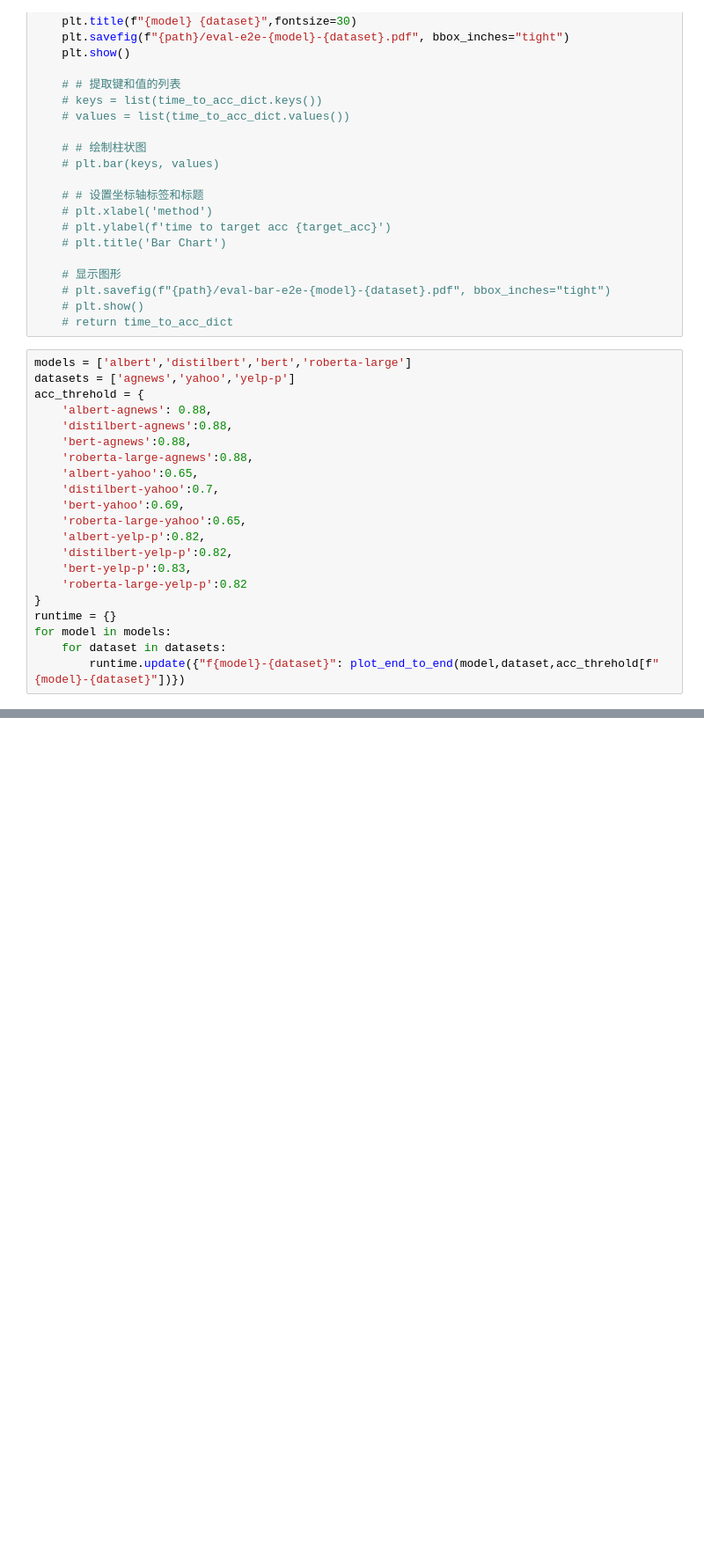
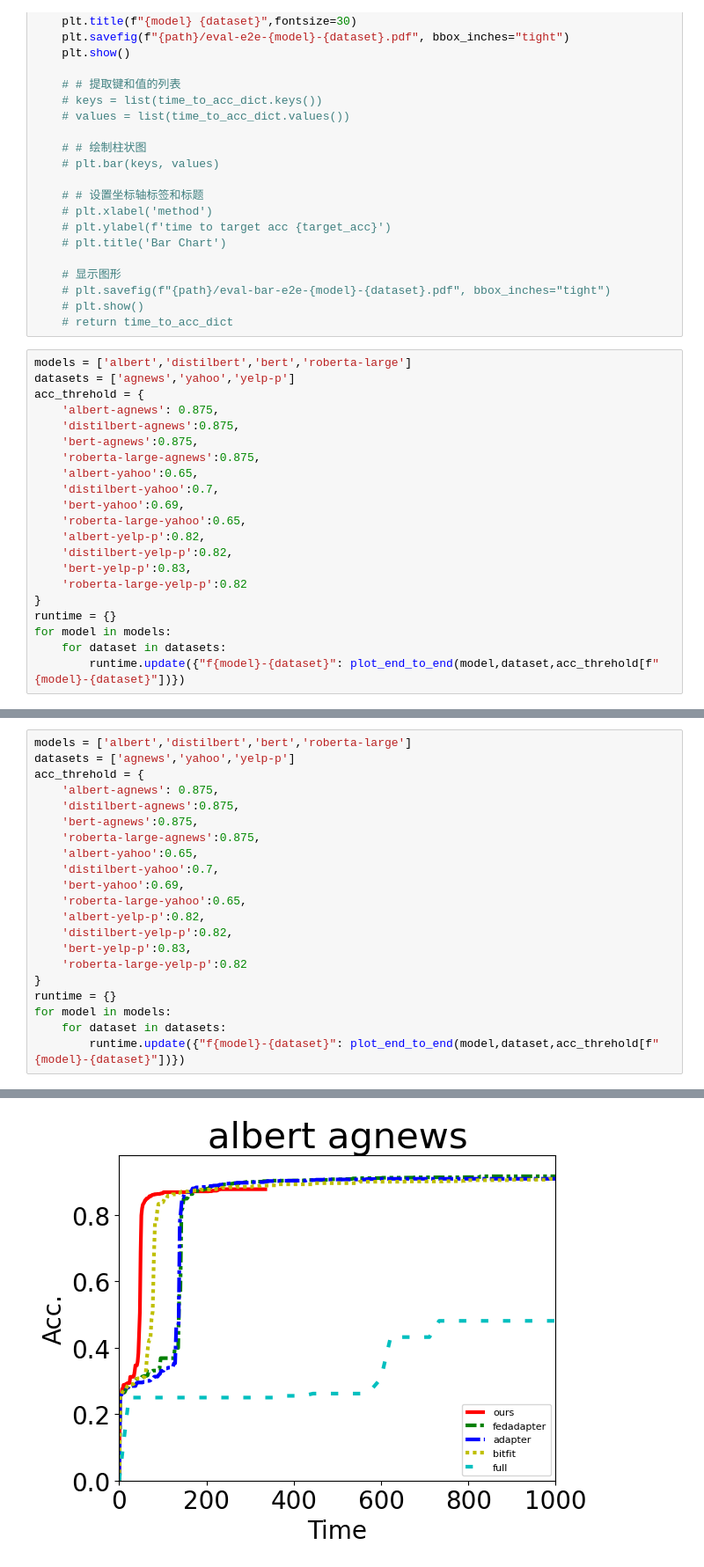
Before and after one commit to UbiquitousLearning/FwdLLM, a Jupyter notebook: all_figures/figure11/figure11.ipynb, the cells around one changed output, grey strips where cells are left out. Shown at 88% size. Cells and saved outputs as stored; diff of their text form; blank space fills up the shorter version.

```diff
--- a/all_figures/figure11/figure11.ipynb
+++ b/all_figures/figure11/figure11.ipynb
@@ -222,10 +222,10 @@ def plot_end_to_end(model,dataset,target_acc, path=f"/data/wyz/ForwardFL-Latex/f
 models = ['albert','distilbert','bert','roberta-large']
 datasets = ['agnews','yahoo','yelp-p']
 acc_threhold = {
-    'albert-agnews': 0.88,
-    'distilbert-agnews':0.88,
-    'bert-agnews':0.88,
-    'roberta-large-agnews':0.88,
+    'albert-agnews': 0.875,
+    'distilbert-agnews':0.875,
+    'bert-agnews':0.875,
+    'roberta-large-agnews':0.875,
     'albert-yahoo':0.65,
     'distilbert-yahoo':0.7,
     'bert-yahoo':0.69,
@@ -283,3 +283,25 @@ param_num: 66364418
 time to target acc 0.82: {'ours': 32.724771490429696, 'fedadapter': 52.487620288085935, 'adapter': 119.64628033854164, 'bitfit': 116.65809238281248, 'full': 892.6564014485677}
 [figure]
 ... (12 outputs left out)
+# %%
+models = ['albert','distilbert','bert','roberta-large']
+datasets = ['agnews','yahoo','yelp-p']
+acc_threhold = {
+    'albert-agnews': 0.875,
+    'distilbert-agnews':0.875,
+    'bert-agnews':0.875,
+    'roberta-large-agnews':0.875,
+    'albert-yahoo':0.65,
+    'distilbert-yahoo':0.7,
+    'bert-yahoo':0.69,
+    'roberta-large-yahoo':0.65,
+    'albert-yelp-p':0.82,
+    'distilbert-yelp-p':0.82,
+    'bert-yelp-p':0.83,
+    'roberta-large-yelp-p':0.82
+}
+runtime = {}
+for model in models:
+    for dataset in datasets:
+        runtime.update({"f{model}-{dataset}": plot_end_to_end(model,dataset,acc_threhold[f"{model}-{dataset}"])})
+# %% [output]
@@ -285,0 +314 @@ time to target acc 0.82: {'ours': 32.724771490429696, 'fedadapter': 52.487620288
+[figure, added]
```
Also changed, not shown: parts of 2 cells of this notebook, 2 other files.
